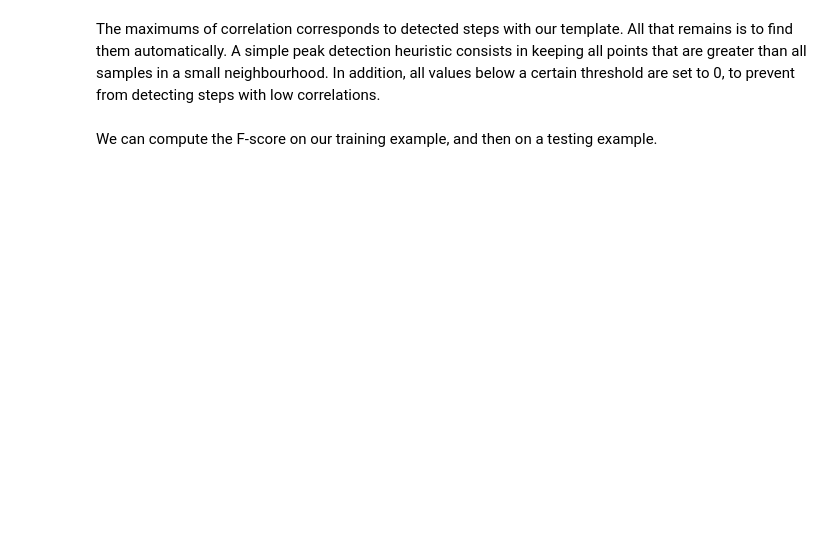
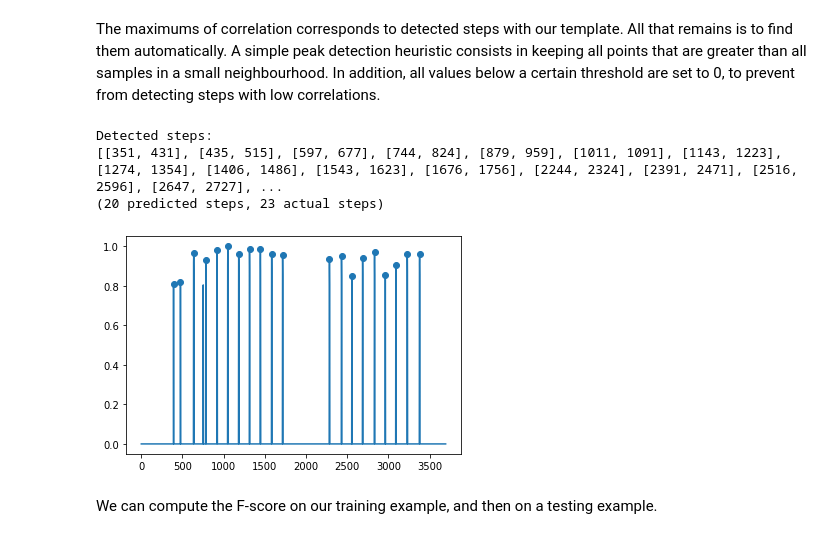
Before and after one commit to deepcharles/human-locomotion-ramp-kit, a Jupyter notebook: human_locomotion_starting_kit.ipynb, the cells around one changed output. Drawn from its saved outputs; the diff is of its cells as text; code cells hidden in the pictures; blank space fills up the shorter version.

```diff
--- a/human_locomotion_starting_kit.ipynb
+++ b/human_locomotion_starting_kit.ipynb
@@ -414,22 +473,27 @@ All that remains is to find them automatically.
 A simple peak detection heuristic consists in keeping all points that are greater than all samples in a small neighbourhood.
 In addition, all values below a certain threshold are set to 0, to prevent from detecting steps with low correlations.
 # %%
-threshold = 0.7
+threshold = 0.8
 order = 40  # size of the neighbourhood
 
 score[score<threshold] = 0.0  # set to 0 all values below a threshold
 indexes, = argrelmax(score.to_numpy(), order=2*order+1)  # to find local maxima
 
 # plot the peaks
 ax = score.plot()
 ax.scatter(indexes, score[indexes])
 
 # make the prediction
 # detected steps are centered on the detected peaks and have size 2*order (here 80 samples, not very dynamic).
 predicted_steps = [[t-order, t+order] for t in indexes]
 print("Detected steps:")
 print(predicted_steps)
 print(f"({len(predicted_steps)} predicted steps, {len(step_list)} actual steps)")
+# %% [output]
+Detected steps:
+[[351, 431], [435, 515], [597, 677], [744, 824], [879, 959], [1011, 1091], [1143, 1223], [1274, 1354], [1406, 1486], [1543, 1623], [1676, 1756], [2244, 2324], [2391, 2471], [2516, 2596], [2647, 2727], ...
+(20 predicted steps, 23 actual steps)
+[figure, added]
 # %% [markdown]
 We can compute the F-score on our training example, and then on a testing example.
 # %%
```
Also changed, not shown: parts of 12 cells of this notebook.
